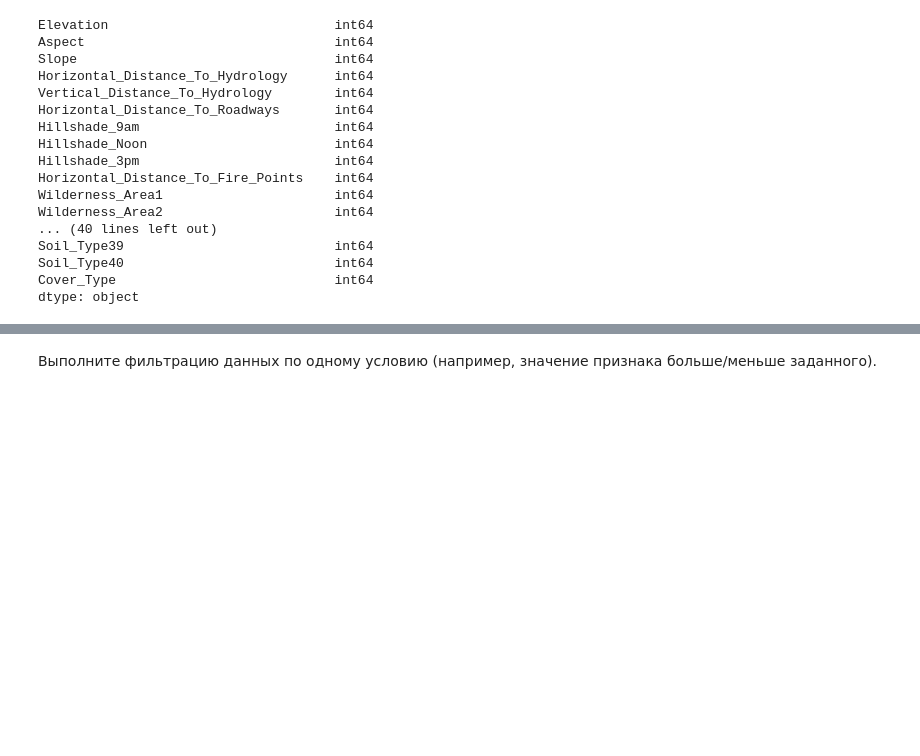
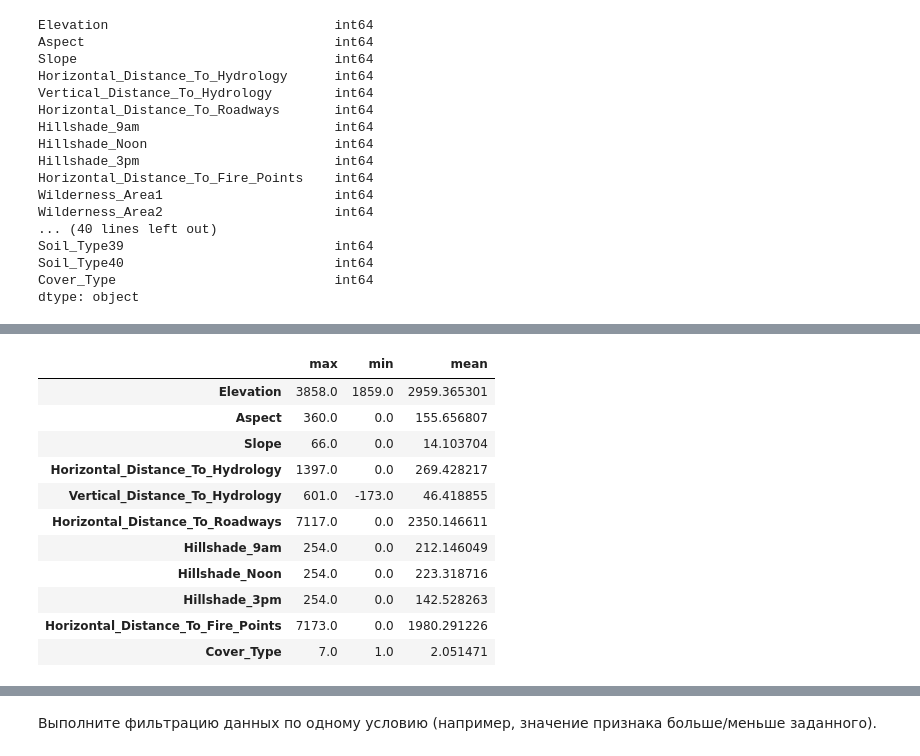
Before and after one commit to xpertdreamer/ooa, a Jupyter notebook: lab_2.ipynb, the cells around one changed output, grey strips where cells are left out. Cells and saved outputs as stored; diff of their text form; code cells hidden in the pictures; blank space fills up the shorter version.

```diff
--- a/lab_2.ipynb
+++ b/lab_2.ipynb
@@ -43,5 +56,7 @@ Soil_Type40                           int64
 Cover_Type                            int64
 dtype: object
 # %%
-print(type(df.values)) # ? вывод типов данных;
+print(df.nunique())
+categorical_cols = [col for col in df.columns if df[col].nunique() < 5]
+numeric_cols = [col for col in df.columns if df[col].nunique() >= 5]
 # %% [output]
@@ -91,0 +93,15 @@ dtype: float64
+# %%
+df[numeric_cols].describe().T[["max", "min", "mean"]]
+# %% [output]
+|  | max | min | mean |
+| Elevation | 3858.0 | 1859.0 | 2959.365301 |
+| Aspect | 360.0 | 0.0 | 155.656807 |
+| Slope | 66.0 | 0.0 | 14.103704 |
+| Horizontal_Distance_To_Hydrology | 1397.0 | 0.0 | 269.428217 |
+| Vertical_Distance_To_Hydrology | 601.0 | -173.0 | 46.418855 |
+| Horizontal_Distance_To_Roadways | 7117.0 | 0.0 | 2350.146611 |
+| Hillshade_9am | 254.0 | 0.0 | 212.146049 |
+| Hillshade_Noon | 254.0 | 0.0 | 223.318716 |
+| Hillshade_3pm | 254.0 | 0.0 | 142.528263 |
+| Horizontal_Distance_To_Fire_Points | 7173.0 | 0.0 | 1980.291226 |
+| Cover_Type | 7.0 | 1.0 | 2.051471 |
```
Also changed, not shown: parts of 28 cells of this notebook, 1 other file.
